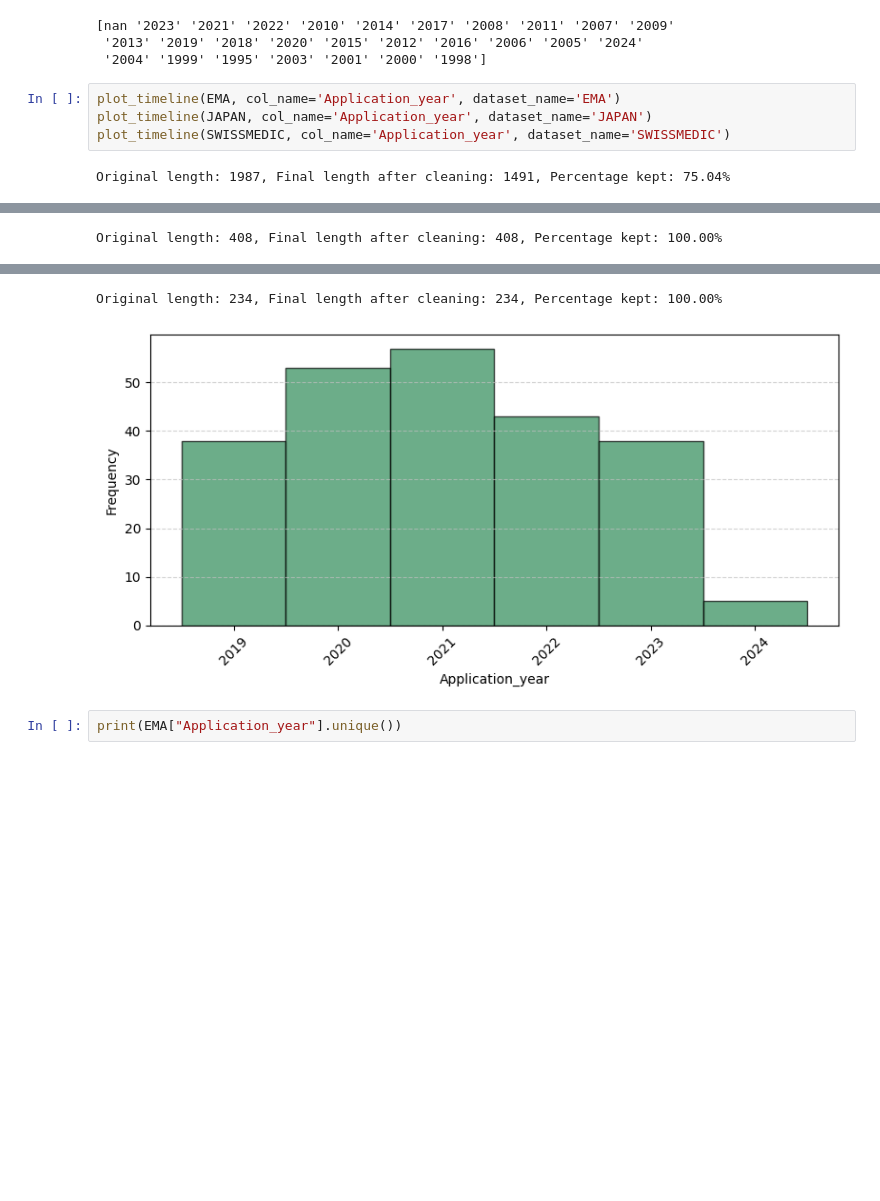
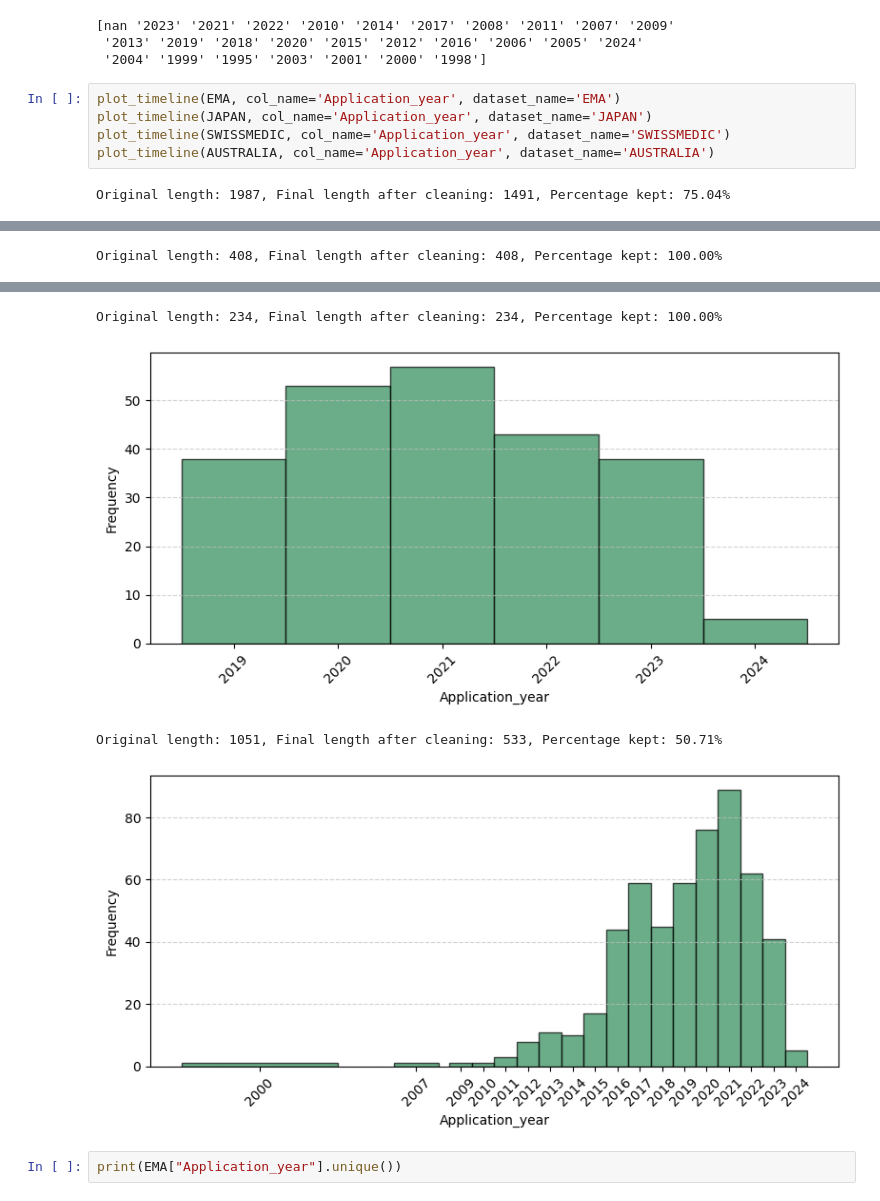
Before and after one commit to dcr-unibe-ch/DrugFork, a Jupyter notebook: src/analyze_output.ipynb, the cells around one changed output, grey strips where cells are left out. Saved outputs shown, nothing was run; the diff lists cells and outputs as text; blank space fills up the shorter version.

```diff
--- a/src/analyze_output.ipynb
+++ b/src/analyze_output.ipynb
@@ -362,14 +424,17 @@ print(EMA["Application_year"].unique())
 # %%
 plot_timeline(EMA, col_name='Application_year', dataset_name='EMA')
 plot_timeline(JAPAN, col_name='Application_year', dataset_name='JAPAN')
 plot_timeline(SWISSMEDIC, col_name='Application_year', dataset_name='SWISSMEDIC')
+plot_timeline(AUSTRALIA, col_name='Application_year', dataset_name='AUSTRALIA')
 # %% [output]
 Original length: 1987, Final length after cleaning: 1491, Percentage kept: 75.04%
 [figure]
 Original length: 408, Final length after cleaning: 408, Percentage kept: 100.00%
 [figure]
 Original length: 234, Final length after cleaning: 234, Percentage kept: 100.00%
 [figure]
+Original length: 1051, Final length after cleaning: 533, Percentage kept: 50.71%
+[figure, added]
 # %%
 print(EMA["Application_year"].unique())
 # %% [output]
```
Also changed, not shown: parts of 12 cells of this notebook, 15 other files.
